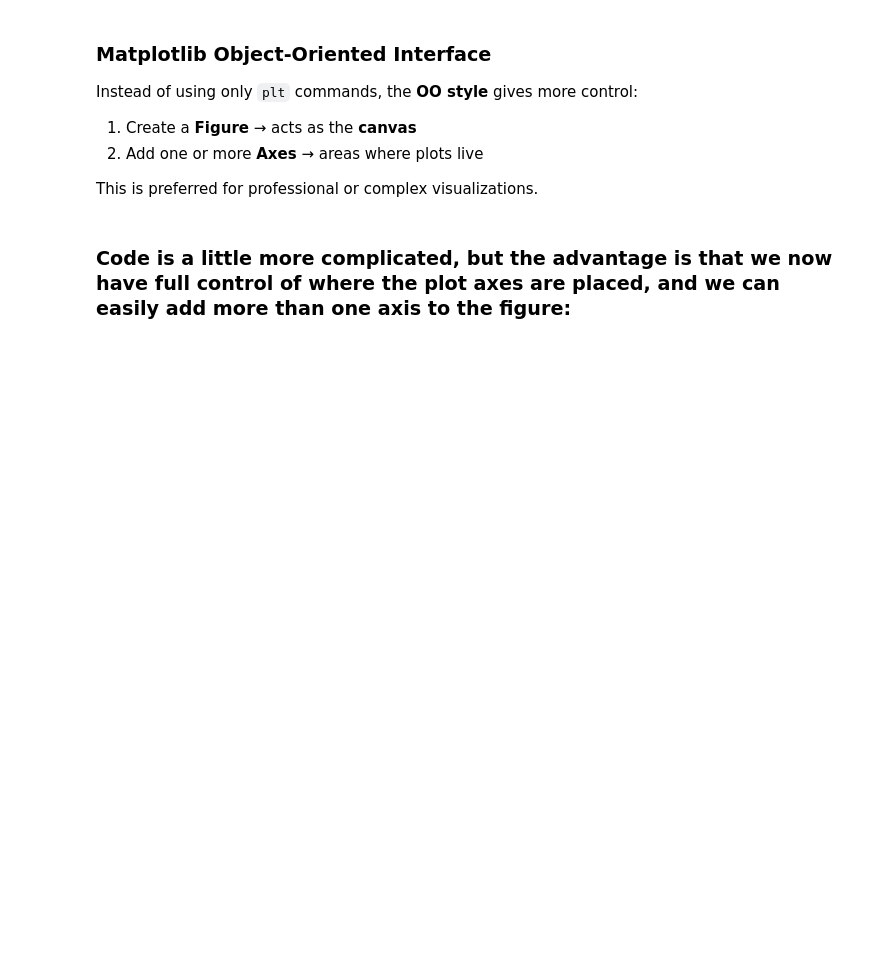
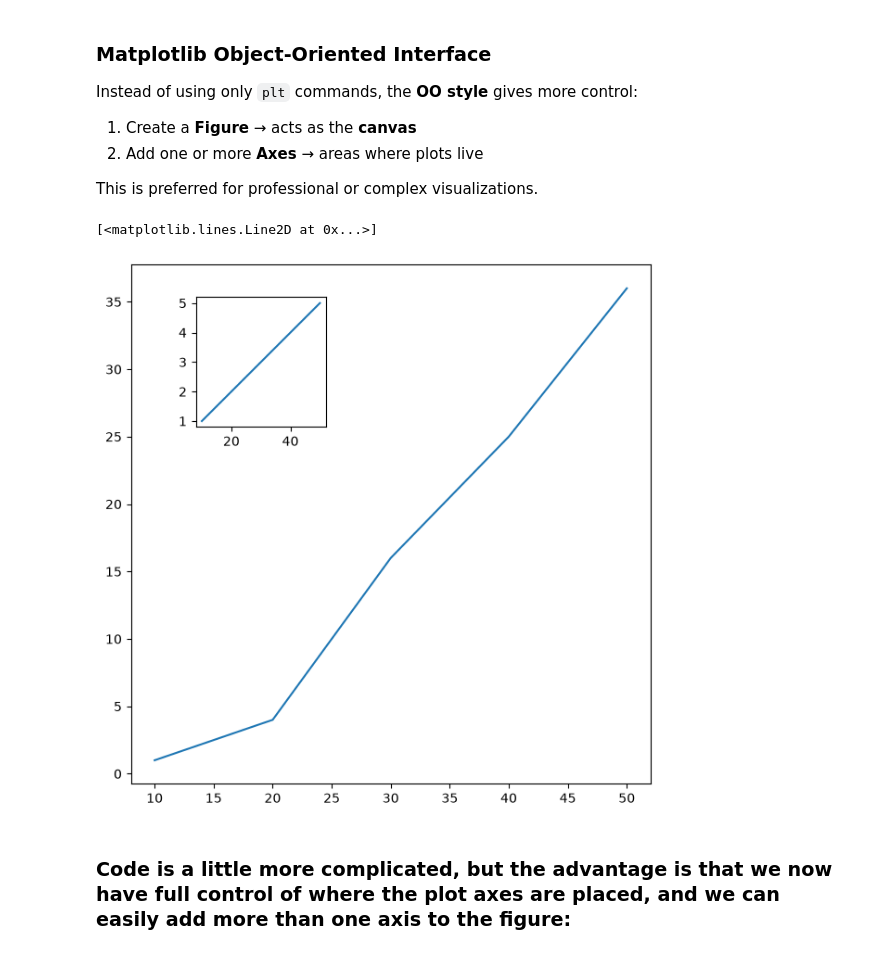
Before and after one commit to DhruvPanchal0312/Data-Science-and-Analysis-With-GenAI, a Jupyter notebook: MATPLOTLIB/Matplotlib_class1.ipynb, the cells around one changed output. Cells and saved outputs as stored; diff of their text form; code cells hidden in the pictures; blank space fills up the shorter version.

Commit message:
used fig=plt.figure(figsize=(7,7)), ax= fig.add_axes([.1,.1,.8,.8]) and ax.plot(x,y1) and created a graph inside a graph using axes function

```diff
--- a/MATPLOTLIB/Matplotlib_class1.ipynb
+++ b/MATPLOTLIB/Matplotlib_class1.ipynb
@@ -112,6 +112,20 @@ Instead of using only `plt` commands, the **OO style** gives more control:
 2. Add one or more **Axes** → areas where plots live
 
 This is preferred for professional or complex visualizations.
+# %%
+x=[10,20,30,40,50]
+y1=[1,4,16,25,36]
+y2=[1,2,3,4,5]
+
+fig=plt.figure(figsize=(7,7))
+ax= fig.add_axes([.1,.1,.8,.8])
+ax2= fig.add_axes([.2,.65,.2,.2])
+
+ax.plot(x,y1)
+ax2.plot(x,y2)
+# %% [output]
+[<matplotlib.lines.Line2D at 0x...>]
+[figure, added]
 # %% [markdown]
 ### Code is a little more complicated, but the advantage is that we now have full control of where the plot axes are placed, and we can easily add more than one axis to the figure:
 # %% [markdown]
```
Also changed, not shown: 1 other file.
